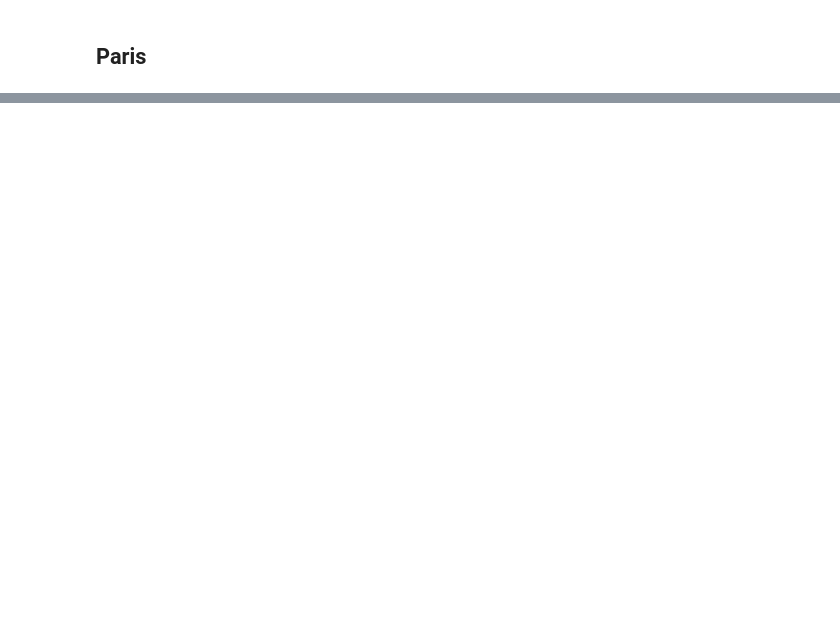
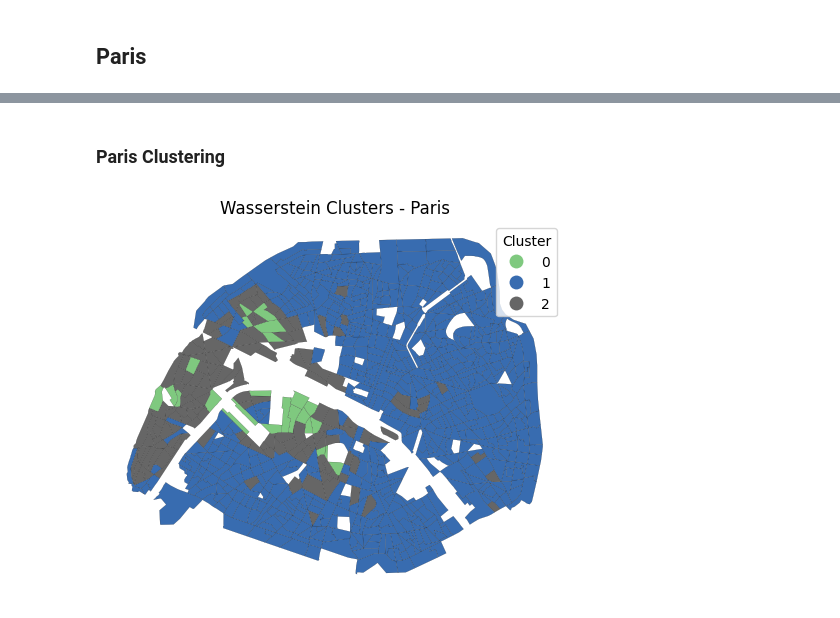
Before and after one commit to moranenzo/ML-Wasserstein, a Jupyter notebook: notebooks/IRISxAGE.ipynb, the cells around one changed output, grey strips where cells are left out. Saved outputs shown, nothing was run; the diff lists cells and outputs as text; code cells hidden in the pictures; blank space fills up the shorter version.

```diff
--- a/notebooks/IRISxAGE.ipynb
+++ b/notebooks/IRISxAGE.ipynb
@@ -669,0 +687,17 @@ plt.show()
+# %% [markdown]
+### Paris Clustering
+# %%
+gdf_paris.plot(
+    column='cluster_paris',
+    cmap='Accent',
+    legend=True,
+    legend_kwds={'title': 'Cluster'},  # Ajoute un titre clair à la légende
+    edgecolor='black',
+    linewidth=0.1,
+    missing_kwds={'color': 'lightgrey', 'label': 'No data'}
+)
+plt.title("Wasserstein Clusters - Paris")
+plt.axis('off')
+plt.show()
+# %% [output]
+[figure, added]
```
Also changed, not shown: parts of 15 cells of this notebook.
